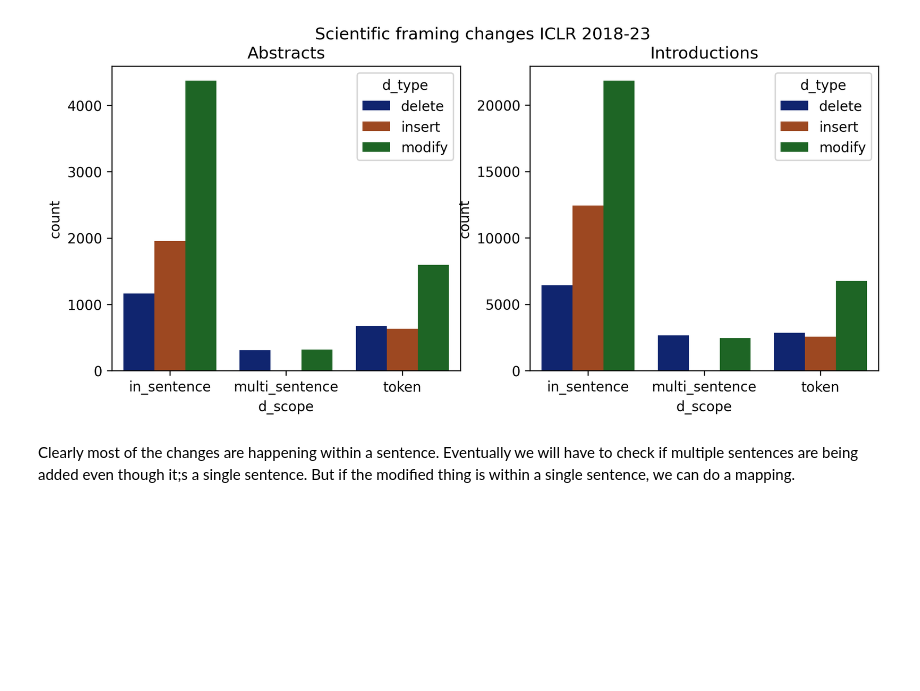
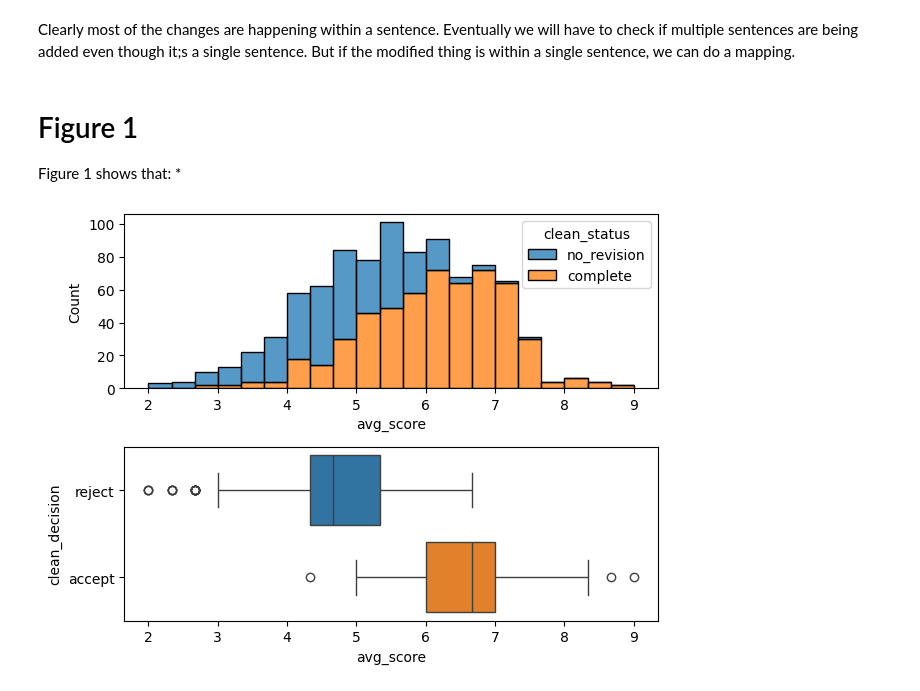
Before and after one commit to nnkennard/latourian_modality, a Jupyter notebook: 01_analyze_diffs/plots.ipynb, the cells around one changed output. Drawn from its saved outputs; the diff is of its cells as text; code cells hidden in the pictures; blank space fills up the shorter version.

```diff
--- a/01_analyze_diffs/plots.ipynb
+++ b/01_analyze_diffs/plots.ipynb
@@ -1,32 +1,2 @@
-# %%
-import pandas as pd
-import seaborn as sns
-
-import matplotlib.pyplot as plt
-
-DPI=300
-
-df = pd.read_csv('temp_counts.csv')
-
-abstract_df = df.query('d_type != "typo" and section == "abstract"').groupby(
-    ['section', 'd_type', 'd_scope'])['count'].sum().to_frame()
-fig, ax = plt.subplots(nrows=1, ncols=2, figsize=(10, 4), dpi=DPI)
-sns.barplot(
-    data=abstract_df,
-    x="d_scope", y="count", hue="d_type", palette="dark", ax=ax[0]
-)
-intro_df = df.query('d_type != "typo" and section == "intro"').groupby(
-    ['section', 'd_type', 'd_scope'])['count'].sum().to_frame()
-sns.barplot(
-    data=intro_df,
-    x="d_scope", y="count", hue="d_type", palette="dark",ax=ax[1]
-)
-
-fig.suptitle('Scientific framing changes ICLR 2018-23')
-
-ax[0].title.set_text('Abstracts')
-ax[1].title.set_text('Introductions')
-# %% [output]
-[figure, removed]
 # %% [markdown]
 Clearly most of the changes are happening within a sentence. Eventually we will have to check if multiple sentences are being added even though it;s a single sentence. But if the modified thing is within a single sentence, we can do a mapping.
@@ -32,0 +47,13 @@ Clearly most of the changes are happening within a sentence. Eventually we will
+# %% [markdown]
+# Figure 1
+
+Figure 1 shows that:
+*
+# %%
+fig_1_df = df.filter(items=['clean_status', 'avg_score', 'clean_decision']).query('clean_status == "no_revision" or clean_status == "complete"')
+fig, axs = plt.subplots(2, 1)
+sns.histplot(hue=fig_1_df['clean_status'], x=fig_1_df['avg_score'], multiple='stack', ax=axs[0])
+sns.boxplot(y=fig_1_df['clean_decision'], x=fig_1_df['avg_score'], hue=fig_1_df['clean_decision'], ax=axs[1])
+plt.tight_layout()
+# %% [output]
+[figure, added]
```
Also changed, not shown: parts of 5 cells of this notebook, 6 other files.
